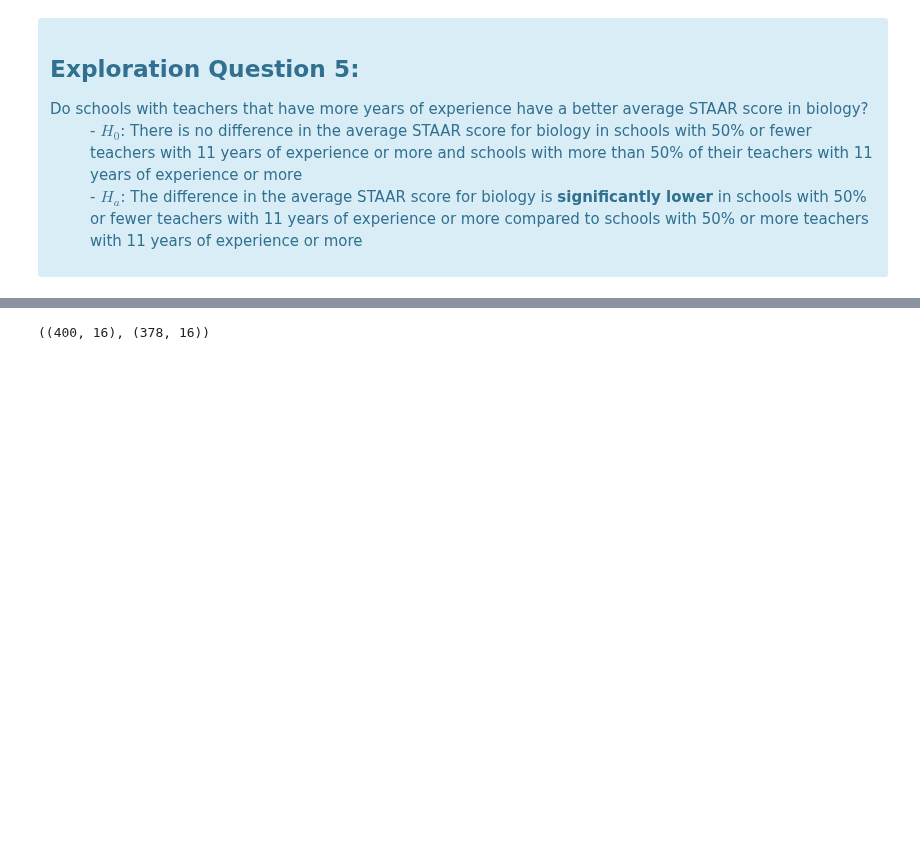
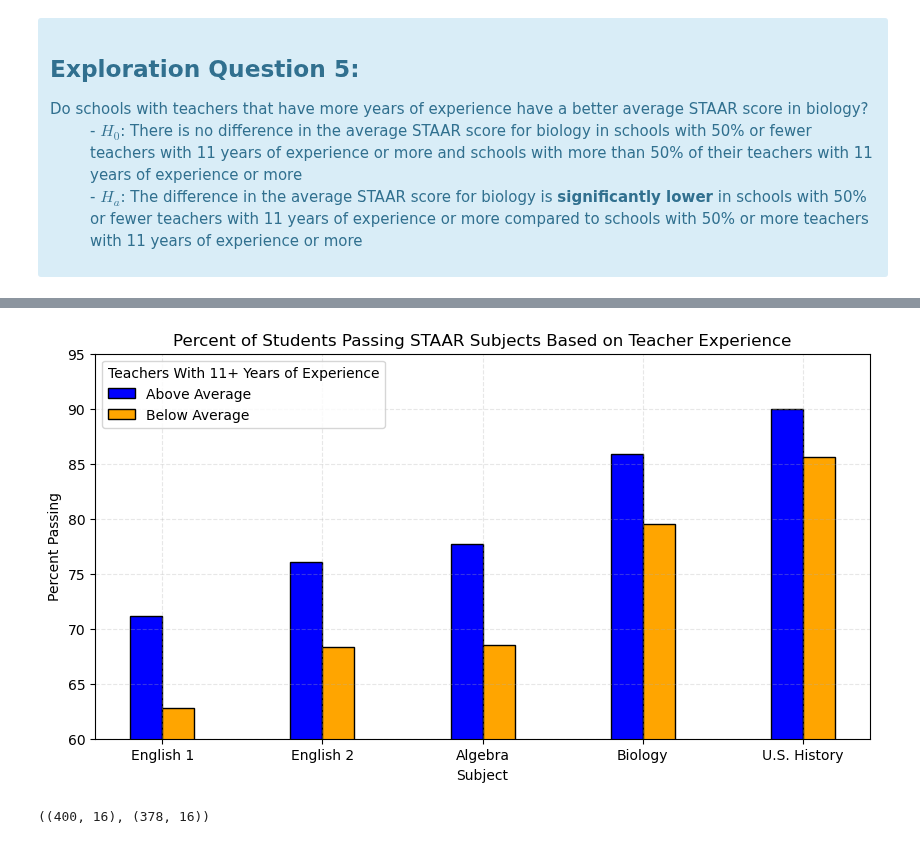
Before and after one commit to college-readiness-preds/capstone_readiness, a Jupyter notebook: Andy/explore.ipynb, the cells around one changed output, grey strips where cells are left out. Cells and saved outputs as stored; diff of their text form; code cells hidden in the pictures; blank space fills up the shorter version.

```diff
--- a/Andy/explore.ipynb
+++ b/Andy/explore.ipynb
@@ -310,0 +302,3 @@ teacher_ex(df)
+# %%
+ma=teacher_ex(df)
+ma
@@ -311,3 +312,41 @@ teacher_ex(df)
+# %%
+def q2_plot(df):
+    ma=teacher_ex(df)
+
+    plt.figure(figsize=(10,5))
+    X = ['English 1', 'English 2', 'Algebra', 'Biology', 'U.S. History']
+
+    X_axis = np.arange(len(X))
+
+    plt.bar(X_axis[0] - 0.1, ma['Above Average'][0], 0.2, label = 'Above Average', color=['blue'], ec='black')
+    plt.bar(X_axis[0] + 0.1, ma['Below Average'][0], 0.2, label = 'Below Average', color=['orange'], ec='black')
+
+    plt.bar(X_axis[1] - 0.1, ma['Above Average'][1], 0.2, color=['blue'], ec='black')
+    plt.bar(X_axis[1] + 0.1, ma['Below Average'][1], 0.2, color=['orange'], ec='black')
+
+    plt.bar(X_axis[2] - 0.1, ma['Above Average'][2], 0.2, color=['blue'], ec='black')
+    plt.bar(X_axis[2] + 0.1, ma['Below Average'][2], 0.2, color=['orange'], ec='black')
+
+    plt.bar(X_axis[3] - 0.1, ma['Above Average'][3], 0.2, color=['blue'], ec='black')
+    plt.bar(X_axis[3] + 0.1, ma['Below Average'][3], 0.2, color=['orange'], ec='black')
+
+    plt.bar(X_axis[4] - 0.1, ma['Above Average'][4], 0.2, color=['blue'], ec='black')
+    plt.bar(X_axis[4] + 0.1, ma['Below Average'][4], 0.2, color=['orange'], ec='black')
+
+
+    plt.xticks(X_axis, X)
+    plt.xlabel("Subject")
+    plt.ylabel("Percent Passing")
+    plt.title("Percent of Students Passing STAAR Subjects Based on Teacher Experience")
+    plt.ylim(60, 95)
+    plt.grid(True, alpha=0.3, linestyle='--')
+    leg = plt.legend(title="Teachers With 11+ Years of Experience")
+    leg._legend_box.align = "left"
+    plt.show()
+# %%
+q2_plot(df)
+# %% [output]
+[figure, added]
 # %%
 low=train[train['teacher_exp_11_plus']<=48.5]
 # %%
```
Also changed, not shown: parts of 14 cells of this notebook, 2 other files.
